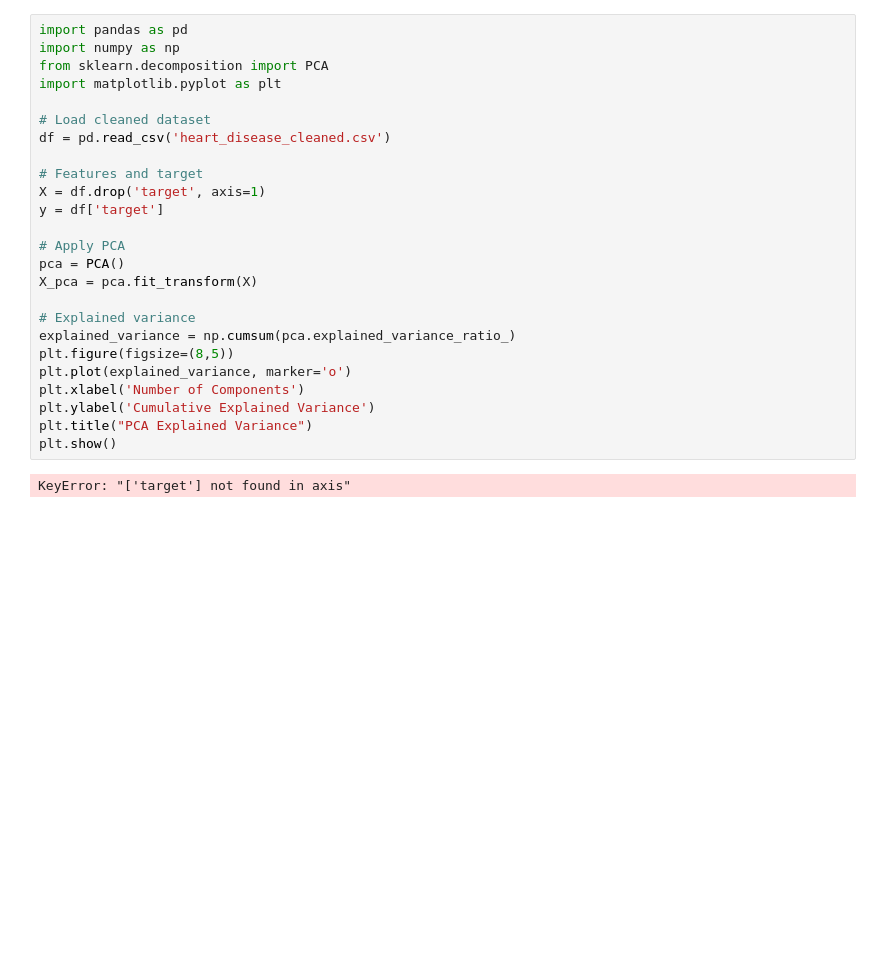
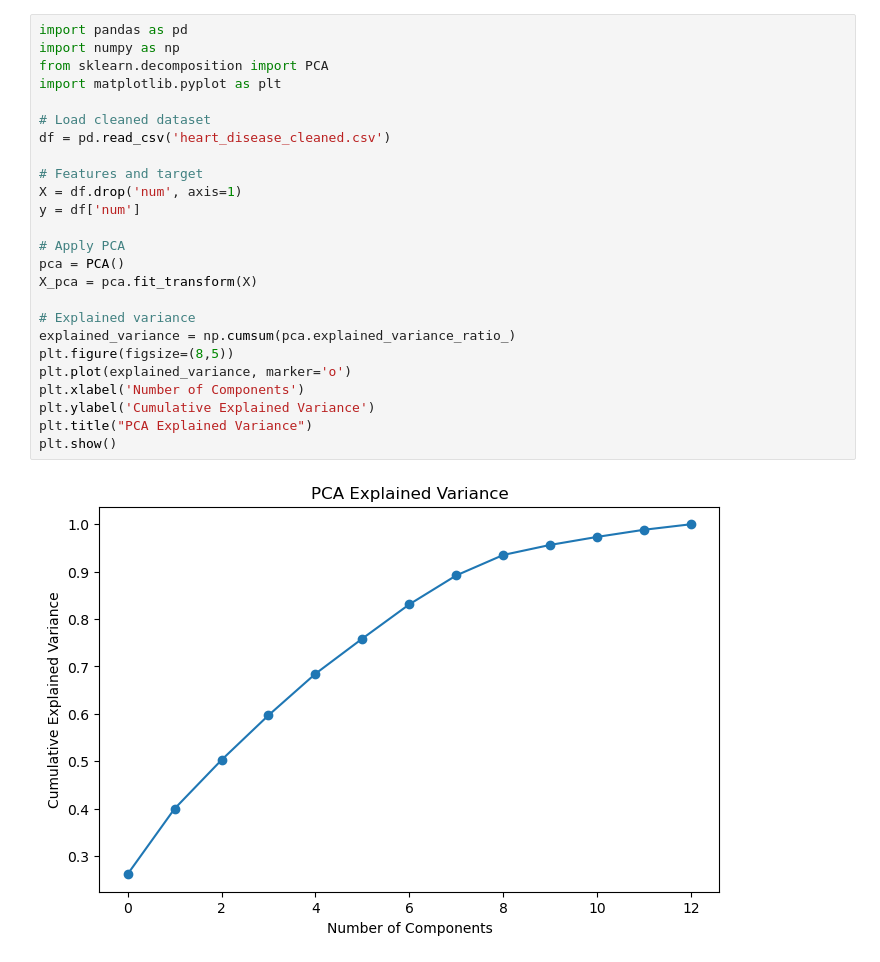
Before and after one commit to yousef7atem/Heart_Disease_Project, a Jupyter notebook: notebooks/02_pca_analysis.ipynb, the cells around one changed output. Saved outputs shown, nothing was run; the diff lists cells and outputs as text; blank space fills up the shorter version.

```diff
--- a/notebooks/02_pca_analysis.ipynb
+++ b/notebooks/02_pca_analysis.ipynb
@@ -1,27 +1,27 @@
 # %%
 import pandas as pd
 import numpy as np
 from sklearn.decomposition import PCA
 import matplotlib.pyplot as plt
 
 # Load cleaned dataset
 df = pd.read_csv('heart_disease_cleaned.csv')
 
 # Features and target
-X = df.drop('target', axis=1)
-y = df['target']
+X = df.drop('num', axis=1)
+y = df['num']
 
 # Apply PCA
 pca = PCA()
 X_pca = pca.fit_transform(X)
 
 # Explained variance
 explained_variance = np.cumsum(pca.explained_variance_ratio_)
 plt.figure(figsize=(8,5))
 plt.plot(explained_variance, marker='o')
 plt.xlabel('Number of Components')
 plt.ylabel('Cumulative Explained Variance')
 plt.title("PCA Explained Variance")
 plt.show()
 # %% [output]
-KeyError: "['target'] not found in axis"
+[figure, added]
```
